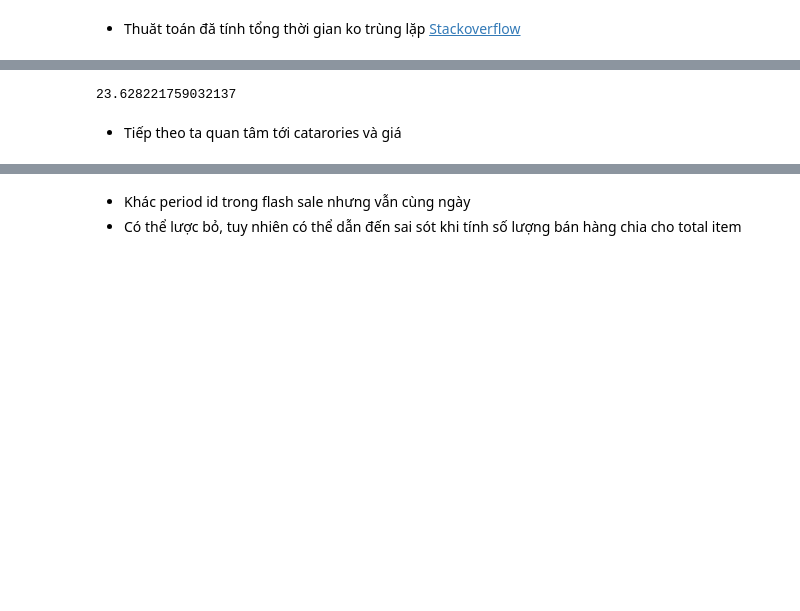
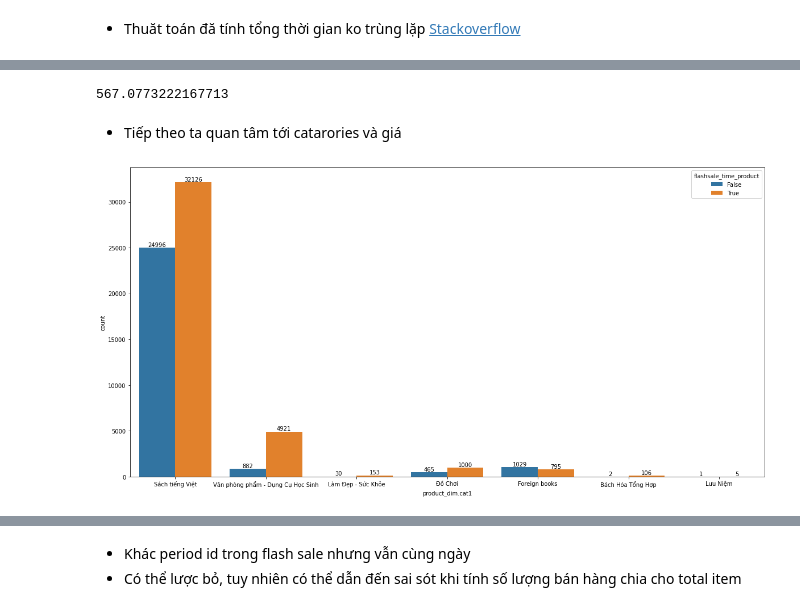
Before and after one commit to ToanLyHoa/Report-data-analysis, a Jupyter notebook: Analysis_Fahasa_Final.ipynb, the cells around one changed output, grey strips where cells are left out. Cells and saved outputs as stored; diff of their text form; code cells hidden in the pictures; blank space fills up the shorter version.

```diff
--- a/Analysis_Fahasa_Final.ipynb
+++ b/Analysis_Fahasa_Final.ipynb
@@ -926,8 +1138,36 @@ sum_days = (busy_data['max'] - busy_data['min']).sum()
 # %%
 a = 39106/sum_days.total_seconds()
 # %%
-a*60*60
+a*60*60*24
 # %% [output]
-23.628221759032137
+567.0773222167713
 # %% [markdown]
 - Tiếp theo ta quan tâm tới catarories và giá
+# %%
+# Bảng product_dim có trùng lặp vì vậy ta phải drop đi những chỗ lặp, ta sẽ bỏ qua trường hợp cùng mã sku nhưng khác category vì không hiểu rõ dữ liệu
+product_dim.drop_duplicates(subset = 'product_dim.sku', inplace = True)
+# %%
+# merge lại bảng đơn hàng và bảng product_dim
+fhs_sales_flat_order_item_state_info_2022 = pd.merge(fhs_sales_flat_order_item_state_2022, product_dim,
+                                                            left_on='fhs_sales_flat_order_item.sku',
+                                                            right_on='product_dim.sku')
+
+temp = fhs_sales_flat_order_item_state_2022.loc[fhs_sales_flat_order_item_state_2022['flashsale_time_product'] == True]
+
+temp = pd.merge(temp, product_dim,
+                              left_on='fhs_sales_flat_order_item.sku',
+                              right_on='product_dim.sku')
+# %%
+# Kiếm tra xem trong ngày có flashsale xem thử các category bán đột biện hay chiếm sức mua lớn hơn là
+df = fhs_sales_flat_order_item_state_info_2022    \
+                    .loc[fhs_sales_flat_order_item_state_info_2022['flashsale_day_product'] == True]
+
+fig, ax = plt.subplots(figsize = (20, 10))
+sns.countplot(data = df,
+          x = df['product_dim.cat1'],
+
+          hue = 'flashsale_time_product', ax = ax, palette="tab10")
+for container in ax.containers:
+    ax.bar_label(container, label_type='edge')
+# %% [output]
+[figure, added]
```
Also changed, not shown: parts of 16 cells of this notebook.
